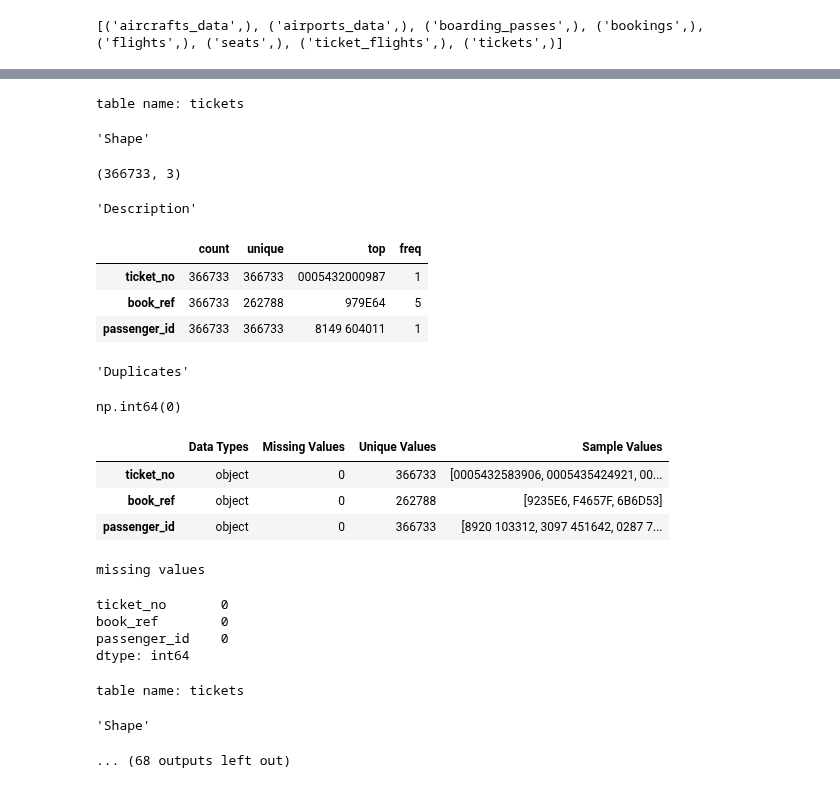
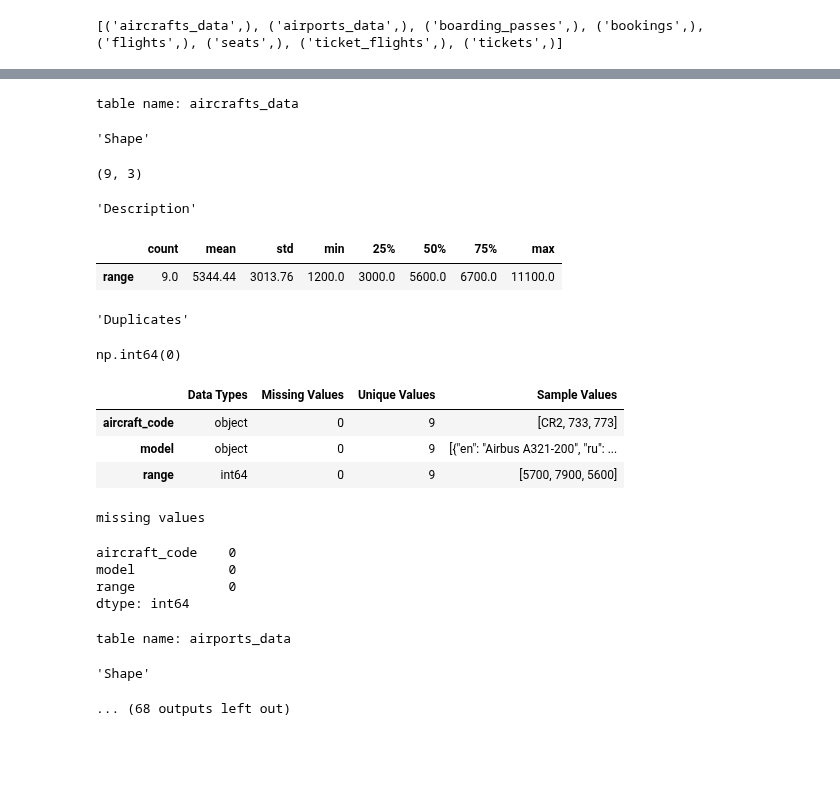
Before and after one commit to YamenNahhas/my-data-project, a Jupyter notebook: notebooks/Airline Data Analysis Using SQL/EDA und Datareinigung.ipynb, the cells around one changed output, grey strips where cells are left out. Drawn from its saved outputs; the diff is of its cells as text; code cells hidden in the pictures; blank space fills up the shorter version.

```diff
--- a/notebooks/Airline Data Analysis Using SQL/EDA und Datareinigung.ipynb
+++ b/notebooks/Airline Data Analysis Using SQL/EDA und Datareinigung.ipynb
@@ -79,50 +79,49 @@ table name: flights
 # %%
 #Die explorative Datenanalyse (EDA)
 for tabel in tabels:
+    tabel_name = tabel[0]
     print('table name:', tabel_name)
     df_tabel = pd.read_sql_query(f"SELECT * FROM {tabel_name}", conn)
     display(
         "Shape",
         df_tabel.shape,
     "Description",
     df_tabel.describe().round(2).T,
     "Duplicates",
     df_tabel.duplicated().sum(),
     )
 
 
     overview = pd.DataFrame(
         {
             "Data Types": df_tabel.dtypes,
             "Missing Values": df_tabel.isnull().sum(),
             "Unique Values": df_tabel.nunique(),
             "Sample Values": [df_tabel[col].sample(3).tolist() for col in df_tabel.columns]
         })
     display(overview)
     print('missing values')
     display(df_tabel.isna().sum())
     print('\n'*2)
 # %% [output]
-table name: tickets
+table name: aircrafts_data
 'Shape'
-(366733, 3)
+(9, 3)
 'Description'
-|  | count | unique | top | freq |
-| ticket_no | 366733 | 366733 | 0005432000987 | 1 |
-| book_ref | 366733 | 262788 | 979E64 | 5 |
-| passenger_id | 366733 | 366733 | 8149 604011 | 1 |
+|  | count | mean | std | min | 25% | 50% | 75% | max |
+| range | 9.0 | 5344.44 | 3013.76 | 1200.0 | 3000.0 | 5600.0 | 6700.0 | 11100.0 |
 'Duplicates'
 np.int64(0)
 |  | Data Types | Missing Values | Unique Values | Sample Values |
-| ticket_no | object | 0 | 366733 | [0005432583906, 0005435424921, 00... |
-| book_ref | object | 0 | 262788 | [9235E6, F4657F, 6B6D53] |
-| passenger_id | object | 0 | 366733 | [8920 103312, 3097 451642, 0287 7... |
+| aircraft_code | object | 0 | 9 | [CR2, 733, 773] |
+| model | object | 0 | 9 | [{"en": "Airbus A321-200", "ru": ... |
+| range | int64 | 0 | 9 | [5700, 7900, 5600] |
 missing values
-ticket_no       0
-book_ref        0
-passenger_id    0
+aircraft_code    0
+model            0
+range            0
 dtype: int64
-table name: tickets
+table name: airports_data
 'Shape'
 ... (68 outputs left out)
 # %%
```
Also changed, not shown: parts of 2 cells of this notebook.
